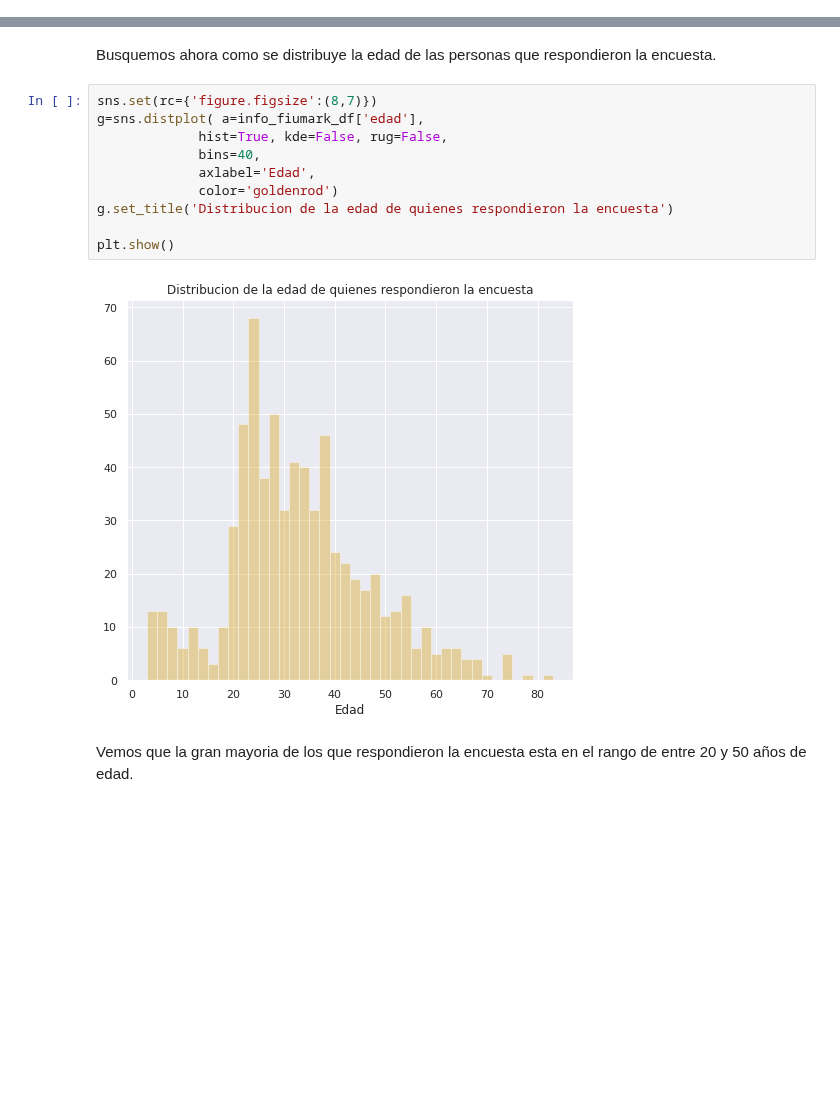
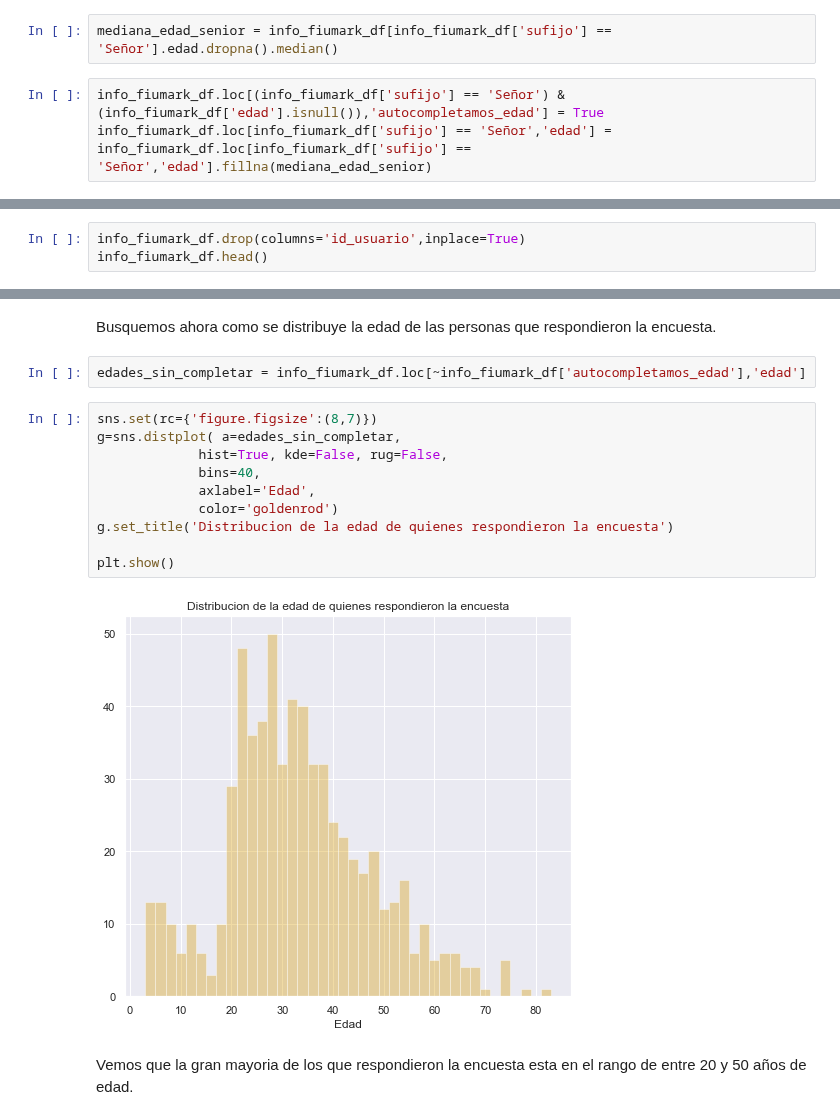
Before and after one commit to brunograssano/TP-Organizacion-de-datos, a Jupyter notebook: TP_Datos.ipynb, the cells around one changed output, grey strips where cells are left out. Cells and saved outputs as stored; diff of their text form; blank space fills up the shorter version.

```diff
--- a/TP_Datos.ipynb
+++ b/TP_Datos.ipynb
@@ -163,2 +169,7 @@ info_fiumark_df.loc[info_fiumark_df['sufijo'] == 'Señora','edad'] = info_fiumar
+# %%
+mediana_edad_senior = info_fiumark_df[info_fiumark_df['sufijo'] == 'Señor'].edad.dropna().median()
+# %%
+info_fiumark_df.loc[(info_fiumark_df['sufijo'] == 'Señor') & (info_fiumark_df['edad'].isnull()),'autocompletamos_edad'] = True
+info_fiumark_df.loc[info_fiumark_df['sufijo'] == 'Señor','edad'] = info_fiumark_df.loc[info_fiumark_df['sufijo'] == 'Señor','edad'].fillna(mediana_edad_senior)
 # %% [markdown]
 Tambien observamos que entre los datos que nos fueron entregados se encuentra el codigo de ticket: "id_ticket". Consideramos
@@ -212,0 +218,3 @@ info_fiumark_df.head()
+# %%
+info_fiumark_df.drop(columns='id_usuario',inplace=True)
+info_fiumark_df.head()
@@ -386,18 +319,20 @@ Observamos que son pocos casos como para considerar que es algo muy determinante
 ### ¿Como es la relacion con la edad?
 # %% [markdown]
 Busquemos ahora como se distribuye la edad de las personas que respondieron la encuesta.
+# %%
+edades_sin_completar = info_fiumark_df.loc[~info_fiumark_df['autocompletamos_edad'],'edad']
 # %%
 sns.set(rc={'figure.figsize':(8,7)})
-g=sns.distplot( a=info_fiumark_df['edad'],
+g=sns.distplot( a=edades_sin_completar,
              hist=True, kde=False, rug=False,
              bins=40,
              axlabel='Edad',
              color='goldenrod')
 g.set_title('Distribucion de la edad de quienes respondieron la encuesta')
 
 plt.show()
 # %% [output]
-[figure, old version]
+[figure, new version]
 # %% [markdown]
 Vemos que la gran mayoria de los que respondieron la encuesta esta en el rango de entre 20 y 50 años de edad.
 # %%
```
Also changed, not shown: parts of 93 cells of this notebook.
